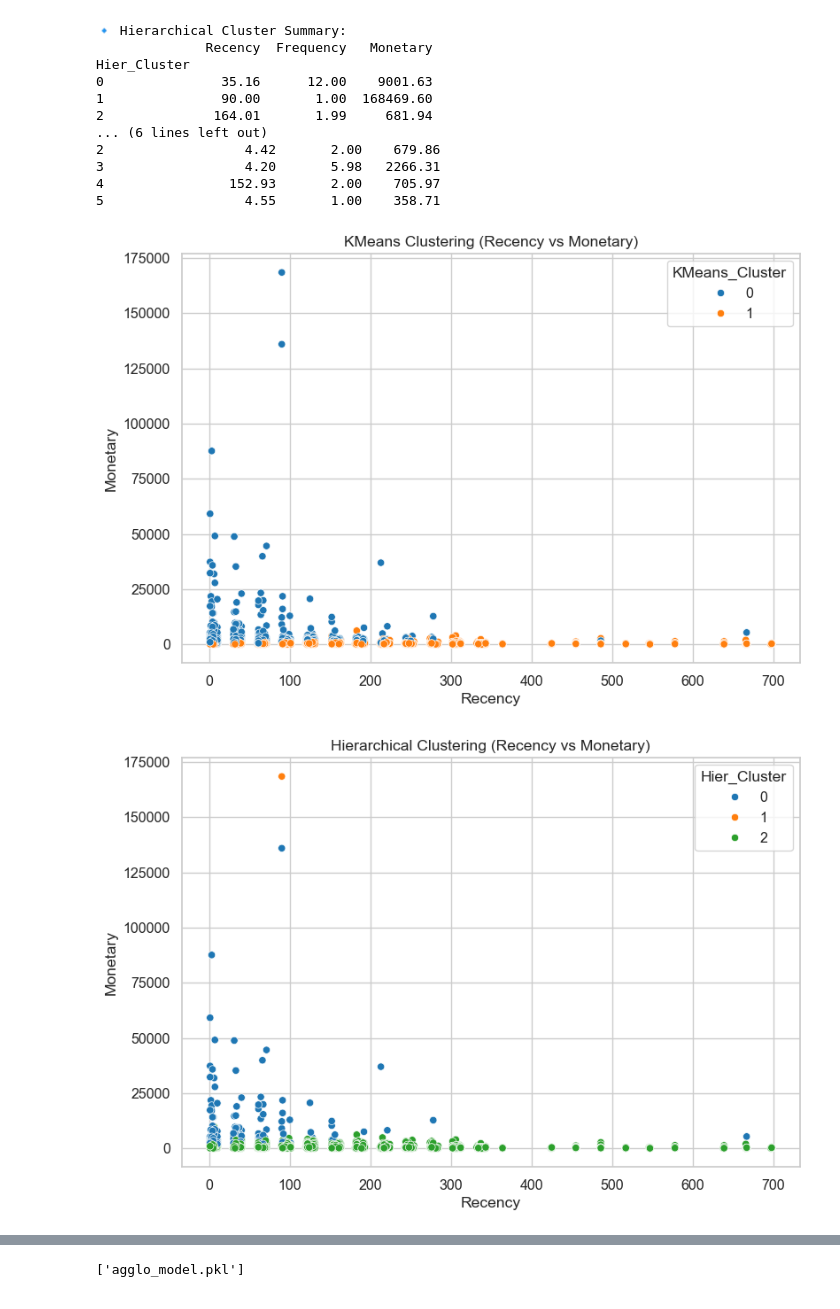
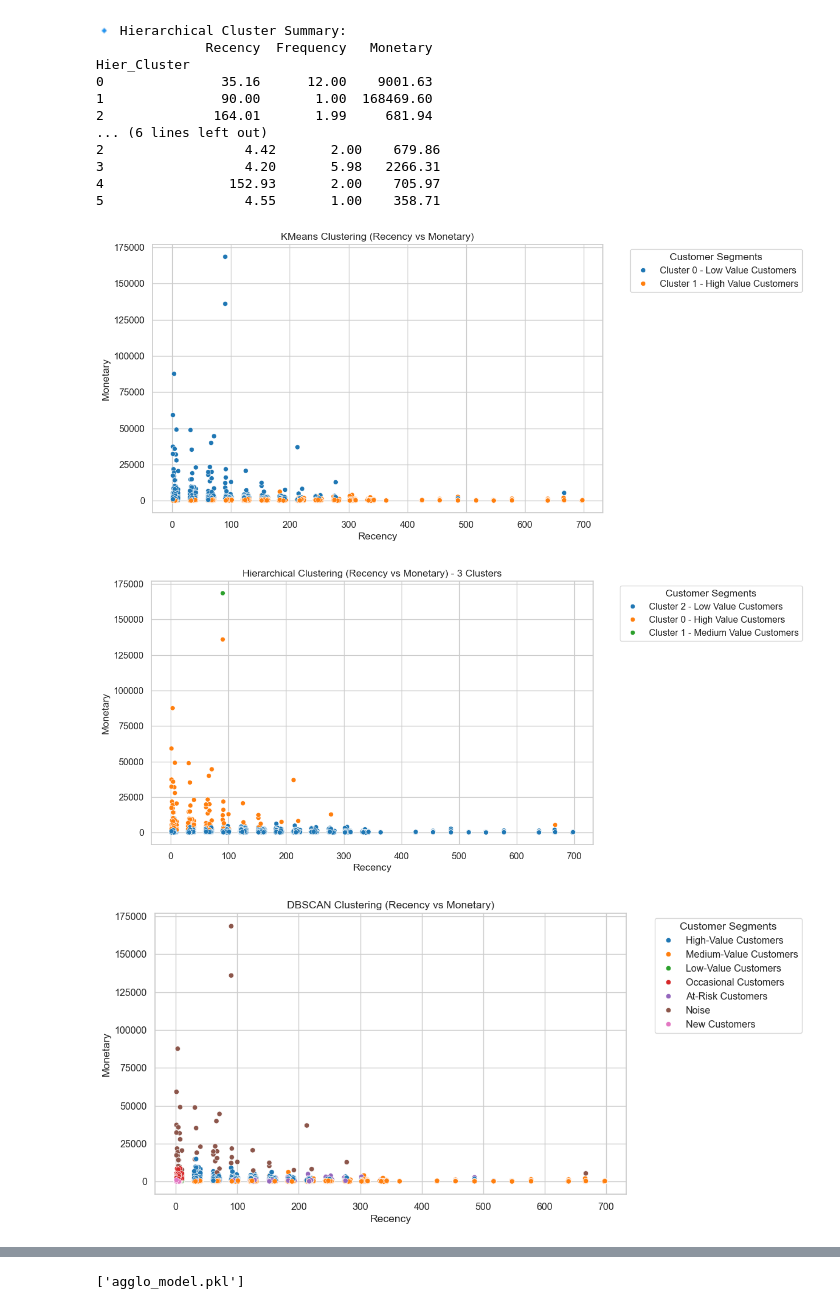
Before and after one commit to Gokul-bit165/clustering-task, a Jupyter notebook: clustering&evaluation.ipynb, the cells around one changed output, grey strips where cells are left out. Cells and saved outputs as stored; diff of their text form; code cells hidden in the pictures.

```diff
--- a/clustering&evaluation.ipynb
+++ b/clustering&evaluation.ipynb
@@ -267,15 +267,78 @@ Hier_Cluster
 4                152.93       2.00    705.97
 5                  4.55       1.00    358.71
 # %%
-# KMeans
-sns.scatterplot(data=rfm, x="Recency", y="Monetary", hue="KMeans_Cluster", palette="tab10")
+
+cluster_labels = {
+    0: "Cluster 0 - Low Value Customers",
+    1: "Cluster 1 - High Value Customers"
+}
+
+rfm["KMeans_Label"] = rfm["KMeans_Cluster"].map(cluster_labels)
+
+plt.figure(figsize=(10,6))
+sns.scatterplot(
+    data=rfm,
+    x="Recency",
+    y="Monetary",
+    hue="KMeans_Label",
+    palette="tab10"
+)
 plt.title("KMeans Clustering (Recency vs Monetary)")
+plt.legend(title="Customer Segments", bbox_to_anchor=(1.05, 1), loc='upper left')
 plt.show()
 # %% [output]
-[figure, old version]
+[figure, new version]
+# %%
+import seaborn as sns
+import matplotlib.pyplot as plt
+
+# Map cluster IDs to meaningful names (you can edit labels based on analysis)
+cluster_labels = {
+    0: "Cluster 0 - High Value Customers",
+    1: "Cluster 1 - Medium Value Customers",
+    2: "Cluster 2 - Low Value Customers"
+}
+
+# Add a new column with descriptive labels
+rfm["Hier_Label"] = rfm["Hier_Cluster"].map(cluster_labels)
+
+# Scatter plot
+plt.figure(figsize=(10,6))
+sns.scatterplot(
+    data=rfm,
+    x="Recency",
+    y="Monetary",
+    hue="Hier_Label",
+    palette="tab10"
+)
+plt.title("Hierarchical Clustering (Recency vs Monetary) - 3 Clusters")
+plt.legend(title="Customer Segments", bbox_to_anchor=(1.05, 1), loc='upper left')
+plt.show()
+# %% [output]
+[figure, added]
 # %%
-sns.scatterplot(data=rfm, x="Recency", y="Monetary", hue="Hier_Cluster", palette="tab10")
-plt.title("Hierarchical Clustering (Recency vs Monetary)")
+cluster_labels = {
+    -1: "Noise",
+     0: "High-Value Customers",
+     1: "Medium-Value Customers",
+     2: "Low-Value Customers",
+     3: "Occasional Customers",
+     4: "At-Risk Customers",
+     5: "New Customers"
+}
+
+rfm["DBSCAN_Label"] = rfm["DBSCAN_Cluster"].map(cluster_labels)
+
+plt.figure(figsize=(10,6))
+sns.scatterplot(
+    data=rfm,
+    x="Recency",
+    y="Monetary",
+    hue="DBSCAN_Label",
+    palette="tab10"
+)
+plt.title("DBSCAN Clustering (Recency vs Monetary)")
+plt.legend(title="Customer Segments", bbox_to_anchor=(1.05, 1), loc='upper left')  # legend outside
 plt.show()
 # %% [output]
-[figure, old version]
+[figure, new version]
```
Also changed, not shown: parts of 4 cells of this notebook, 2 other files.
